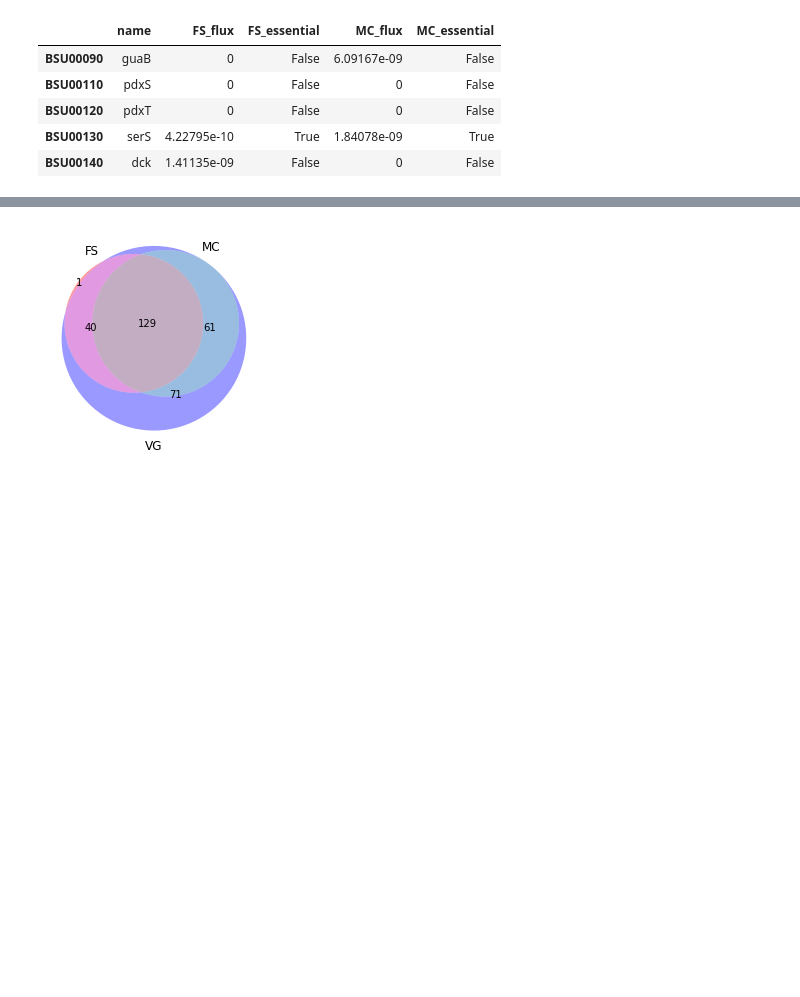
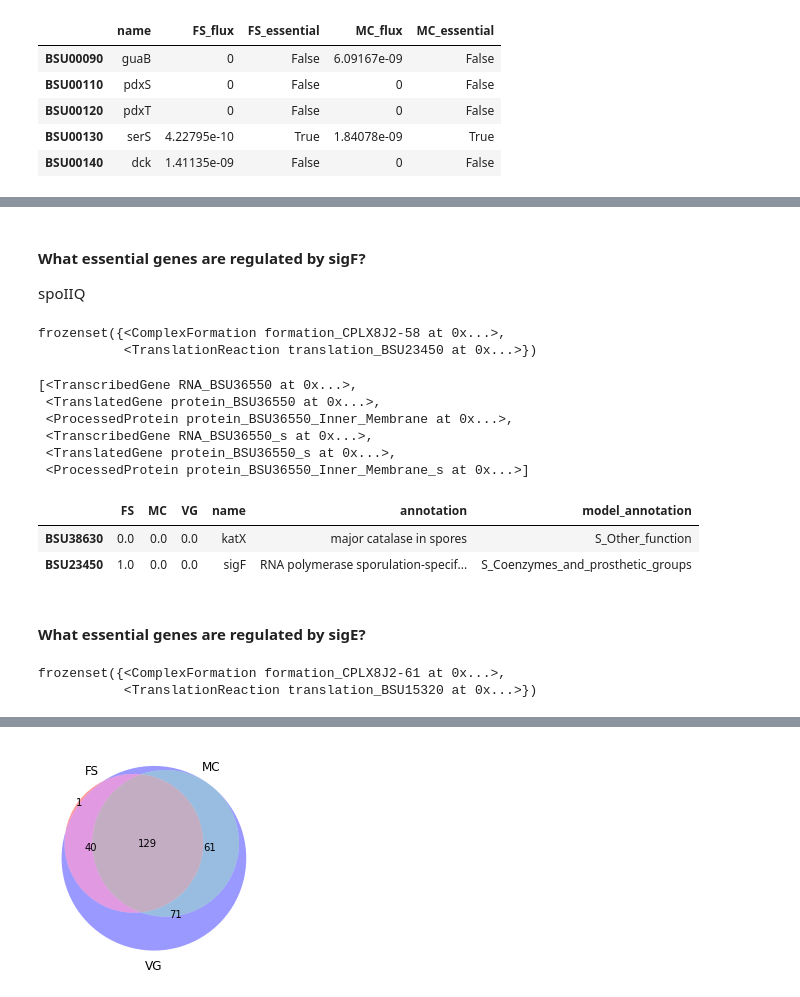
Before and after one commit to jdtibochab/sporeme, a Jupyter notebook: bacillusme/analysis/spore/sporulation_essentiality-spoAQ.ipynb, the cells around one changed output, grey strips where cells are left out. Saved outputs shown, nothing was run; the diff lists cells and outputs as text; code cells hidden in the pictures; blank space fills up the shorter version.

```diff
--- a/bacillusme/analysis/spore/sporulation_essentiality-spoAQ.ipynb
+++ b/bacillusme/analysis/spore/sporulation_essentiality-spoAQ.ipynb
@@ -278,0 +281,8 @@ c = get_comparison([FS_es,MC_es,VG_es],annotation=complexes,names=['FS','MC','VG
+# %% [markdown]
+#### What essential genes are regulated by sigF?
+spoIIQ
+# %%
+sporeme.metabolites.query("BSU23450")[1].reactions
+# %% [output]
+frozenset({<ComplexFormation formation_CPLX8J2-58 at 0x...>,
+           <TranslationReaction translation_BSU23450 at 0x...>})
@@ -278,0 +298,22 @@ c = get_comparison([FS_es,MC_es,VG_es],annotation=complexes,names=['FS','MC','VG
+# %%
+sporeme.metabolites.query("BSU36550")
+# %% [output]
+[<TranscribedGene RNA_BSU36550 at 0x...>,
+ <TranslatedGene protein_BSU36550 at 0x...>,
+ <ProcessedProtein protein_BSU36550_Inner_Membrane at 0x...>,
+ <TranscribedGene RNA_BSU36550_s at 0x...>,
+ <TranslatedGene protein_BSU36550_s at 0x...>,
+ <ProcessedProtein protein_BSU36550_Inner_Membrane_s at 0x...>]
+# %%
+c.loc[[i for i in genes if i in c.index]]
+# %% [output]
+|  | FS | MC | VG | name | annotation | model_annotation |
+| BSU38630 | 0.0 | 0.0 | 0.0 | katX | major catalase in spores | S_Other_function |
+| BSU23450 | 1.0 | 0.0 | 0.0 | sigF | RNA polymerase sporulation-specif... | S_Coenzymes_and_prosthetic_groups |
+# %% [markdown]
+#### What essential genes are regulated by sigE?
+# %%
+sporeme.metabolites.query("BSU15320")[1].reactions
+# %% [output]
+frozenset({<ComplexFormation formation_CPLX8J2-61 at 0x...>,
+           <TranslationReaction translation_BSU15320 at 0x...>})
```
Also changed, not shown: parts of 12 cells of this notebook, 17 other files.
